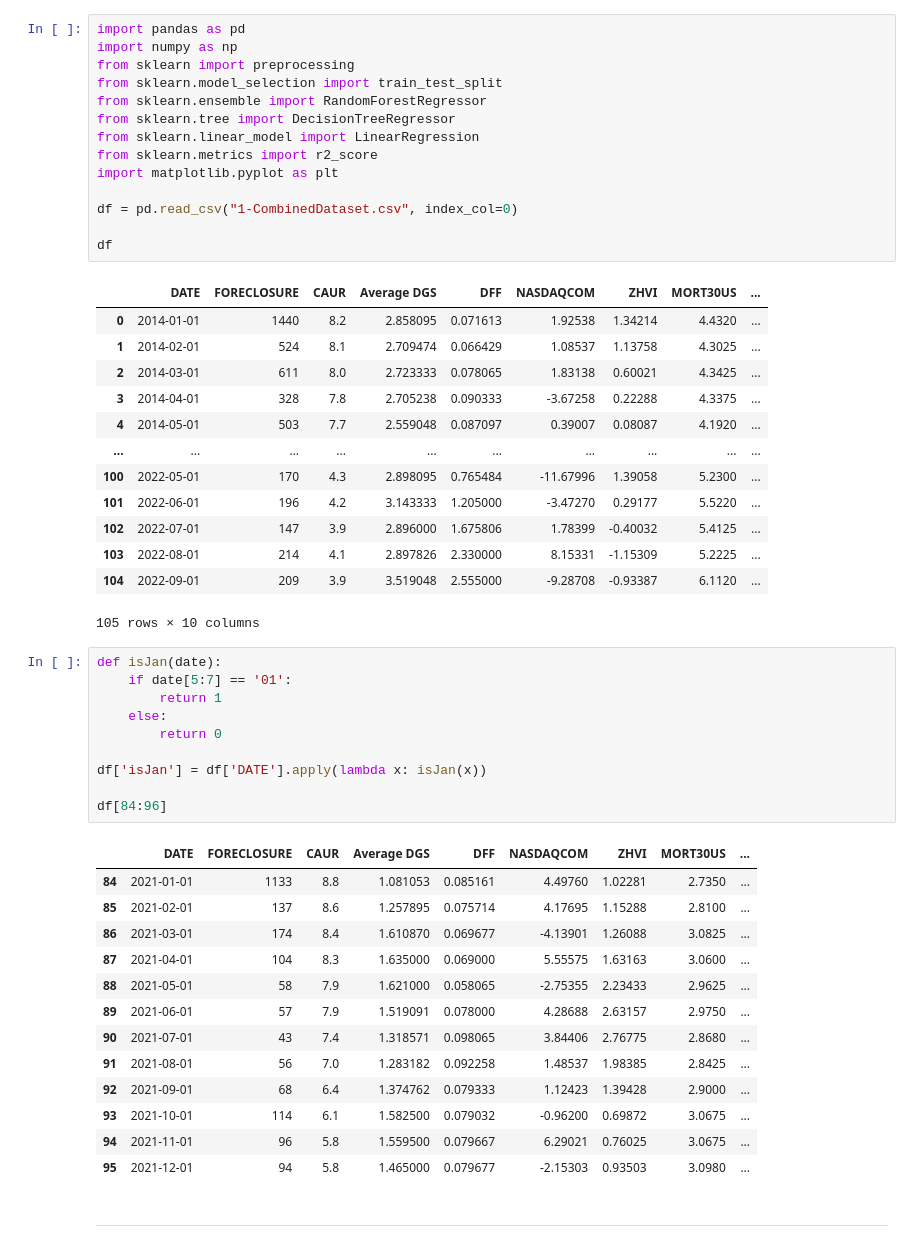
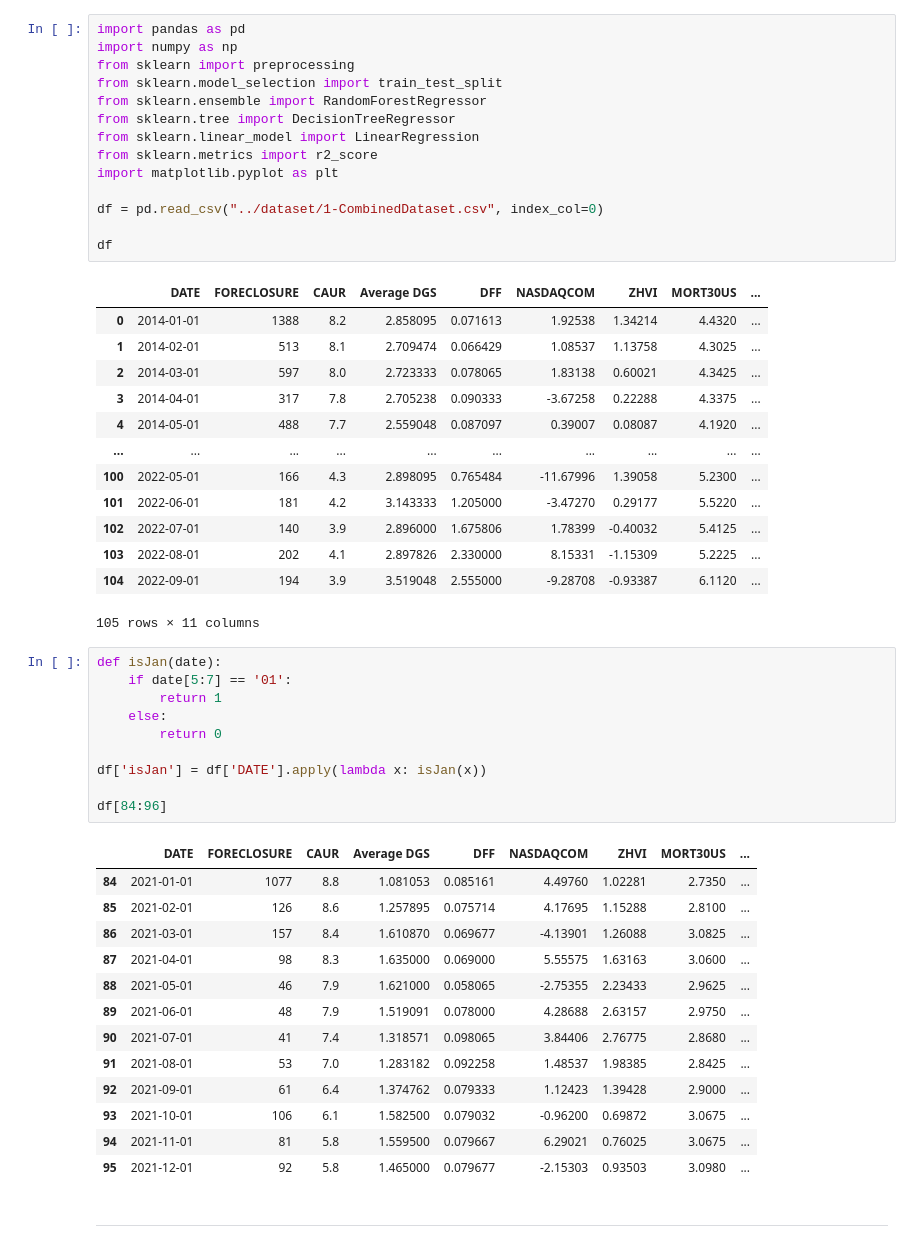
Before and after one commit to Shramster/Predicting-Los-Angeles-Foreclosures, a Jupyter notebook: application/TrainWith1yearTestWiththeRest.ipynb, the cells around one changed output. Cells and saved outputs as stored; diff of their text form.

```diff
--- a/application/TrainWith1yearTestWiththeRest.ipynb
+++ b/application/TrainWith1yearTestWiththeRest.ipynb
@@ -1,31 +1,31 @@
 # %%
 import pandas as pd
 import numpy as np
 from sklearn import preprocessing
 from sklearn.model_selection import train_test_split
 from sklearn.ensemble import RandomForestRegressor
 from sklearn.tree import DecisionTreeRegressor
 from sklearn.linear_model import LinearRegression
 from sklearn.metrics import r2_score
 import matplotlib.pyplot as plt
 
-df = pd.read_csv("1-CombinedDataset.csv", index_col=0)
+df = pd.read_csv("../dataset/1-CombinedDataset.csv", index_col=0)
 
 df
 # %% [output]
 |  | DATE | FORECLOSURE | CAUR | Average DGS | DFF | NASDAQCOM | ZHVI | MORT30US | ... |
-| 0 | 2014-01-01 | 1440 | 8.2 | 2.858095 | 0.071613 | 1.92538 | 1.34214 | 4.4320 | ... |
-| 1 | 2014-02-01 | 524 | 8.1 | 2.709474 | 0.066429 | 1.08537 | 1.13758 | 4.3025 | ... |
-| 2 | 2014-03-01 | 611 | 8.0 | 2.723333 | 0.078065 | 1.83138 | 0.60021 | 4.3425 | ... |
-| 3 | 2014-04-01 | 328 | 7.8 | 2.705238 | 0.090333 | -3.67258 | 0.22288 | 4.3375 | ... |
-| 4 | 2014-05-01 | 503 | 7.7 | 2.559048 | 0.087097 | 0.39007 | 0.08087 | 4.1920 | ... |
+| 0 | 2014-01-01 | 1388 | 8.2 | 2.858095 | 0.071613 | 1.92538 | 1.34214 | 4.4320 | ... |
+| 1 | 2014-02-01 | 513 | 8.1 | 2.709474 | 0.066429 | 1.08537 | 1.13758 | 4.3025 | ... |
+| 2 | 2014-03-01 | 597 | 8.0 | 2.723333 | 0.078065 | 1.83138 | 0.60021 | 4.3425 | ... |
+| 3 | 2014-04-01 | 317 | 7.8 | 2.705238 | 0.090333 | -3.67258 | 0.22288 | 4.3375 | ... |
+| 4 | 2014-05-01 | 488 | 7.7 | 2.559048 | 0.087097 | 0.39007 | 0.08087 | 4.1920 | ... |
 | ... | ... | ... | ... | ... | ... | ... | ... | ... | ... |
-| 100 | 2022-05-01 | 170 | 4.3 | 2.898095 | 0.765484 | -11.67996 | 1.39058 | 5.2300 | ... |
-| 101 | 2022-06-01 | 196 | 4.2 | 3.143333 | 1.205000 | -3.47270 | 0.29177 | 5.5220 | ... |
-| 102 | 2022-07-01 | 147 | 3.9 | 2.896000 | 1.675806 | 1.78399 | -0.40032 | 5.4125 | ... |
-| 103 | 2022-08-01 | 214 | 4.1 | 2.897826 | 2.330000 | 8.15331 | -1.15309 | 5.2225 | ... |
-| 104 | 2022-09-01 | 209 | 3.9 | 3.519048 | 2.555000 | -9.28708 | -0.93387 | 6.1120 | ... |
+| 100 | 2022-05-01 | 166 | 4.3 | 2.898095 | 0.765484 | -11.67996 | 1.39058 | 5.2300 | ... |
+| 101 | 2022-06-01 | 181 | 4.2 | 3.143333 | 1.205000 | -3.47270 | 0.29177 | 5.5220 | ... |
+| 102 | 2022-07-01 | 140 | 3.9 | 2.896000 | 1.675806 | 1.78399 | -0.40032 | 5.4125 | ... |
+| 103 | 2022-08-01 | 202 | 4.1 | 2.897826 | 2.330000 | 8.15331 | -1.15309 | 5.2225 | ... |
+| 104 | 2022-09-01 | 194 | 3.9 | 3.519048 | 2.555000 | -9.28708 | -0.93387 | 6.1120 | ... |
-105 rows × 10 columns
+105 rows × 11 columns
 # %%
 def isJan(date):
     if date[5:7] == '01':
@@ -38,18 +38,18 @@ df['isJan'] = df['DATE'].apply(lambda x: isJan(x))
 df[84:96]
 # %% [output]
 |  | DATE | FORECLOSURE | CAUR | Average DGS | DFF | NASDAQCOM | ZHVI | MORT30US | ... |
-| 84 | 2021-01-01 | 1133 | 8.8 | 1.081053 | 0.085161 | 4.49760 | 1.02281 | 2.7350 | ... |
-| 85 | 2021-02-01 | 137 | 8.6 | 1.257895 | 0.075714 | 4.17695 | 1.15288 | 2.8100 | ... |
-| 86 | 2021-03-01 | 174 | 8.4 | 1.610870 | 0.069677 | -4.13901 | 1.26088 | 3.0825 | ... |
-| 87 | 2021-04-01 | 104 | 8.3 | 1.635000 | 0.069000 | 5.55575 | 1.63163 | 3.0600 | ... |
-| 88 | 2021-05-01 | 58 | 7.9 | 1.621000 | 0.058065 | -2.75355 | 2.23433 | 2.9625 | ... |
-| 89 | 2021-06-01 | 57 | 7.9 | 1.519091 | 0.078000 | 4.28688 | 2.63157 | 2.9750 | ... |
-| 90 | 2021-07-01 | 43 | 7.4 | 1.318571 | 0.098065 | 3.84406 | 2.76775 | 2.8680 | ... |
-| 91 | 2021-08-01 | 56 | 7.0 | 1.283182 | 0.092258 | 1.48537 | 1.98385 | 2.8425 | ... |
-| 92 | 2021-09-01 | 68 | 6.4 | 1.374762 | 0.079333 | 1.12423 | 1.39428 | 2.9000 | ... |
-| 93 | 2021-10-01 | 114 | 6.1 | 1.582500 | 0.079032 | -0.96200 | 0.69872 | 3.0675 | ... |
-| 94 | 2021-11-01 | 96 | 5.8 | 1.559500 | 0.079667 | 6.29021 | 0.76025 | 3.0675 | ... |
-| 95 | 2021-12-01 | 94 | 5.8 | 1.465000 | 0.079677 | -2.15303 | 0.93503 | 3.0980 | ... |
+| 84 | 2021-01-01 | 1077 | 8.8 | 1.081053 | 0.085161 | 4.49760 | 1.02281 | 2.7350 | ... |
+| 85 | 2021-02-01 | 126 | 8.6 | 1.257895 | 0.075714 | 4.17695 | 1.15288 | 2.8100 | ... |
+| 86 | 2021-03-01 | 157 | 8.4 | 1.610870 | 0.069677 | -4.13901 | 1.26088 | 3.0825 | ... |
+| 87 | 2021-04-01 | 98 | 8.3 | 1.635000 | 0.069000 | 5.55575 | 1.63163 | 3.0600 | ... |
+| 88 | 2021-05-01 | 46 | 7.9 | 1.621000 | 0.058065 | -2.75355 | 2.23433 | 2.9625 | ... |
+| 89 | 2021-06-01 | 48 | 7.9 | 1.519091 | 0.078000 | 4.28688 | 2.63157 | 2.9750 | ... |
+| 90 | 2021-07-01 | 41 | 7.4 | 1.318571 | 0.098065 | 3.84406 | 2.76775 | 2.8680 | ... |
+| 91 | 2021-08-01 | 53 | 7.0 | 1.283182 | 0.092258 | 1.48537 | 1.98385 | 2.8425 | ... |
+| 92 | 2021-09-01 | 61 | 6.4 | 1.374762 | 0.079333 | 1.12423 | 1.39428 | 2.9000 | ... |
+| 93 | 2021-10-01 | 106 | 6.1 | 1.582500 | 0.079032 | -0.96200 | 0.69872 | 3.0675 | ... |
+| 94 | 2021-11-01 | 81 | 5.8 | 1.559500 | 0.079667 | 6.29021 | 0.76025 | 3.0675 | ... |
+| 95 | 2021-12-01 | 92 | 5.8 | 1.465000 | 0.079677 | -2.15303 | 0.93503 | 3.0980 | ... |
 # %% [markdown]
 ---
 # %%
```
Also changed, not shown: parts of 1 cell of this notebook, 8 other files.
